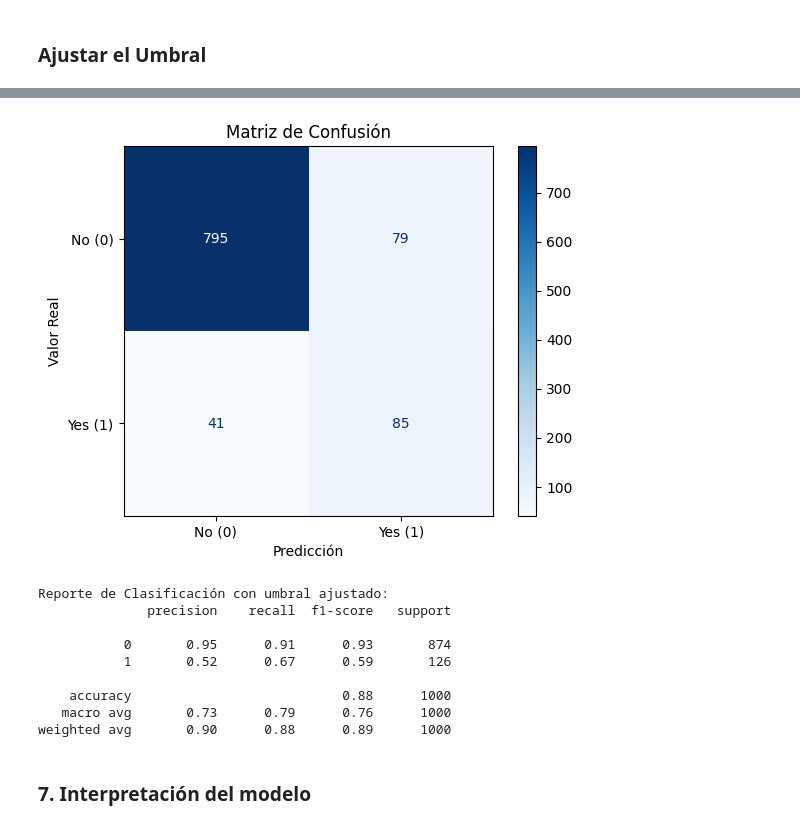
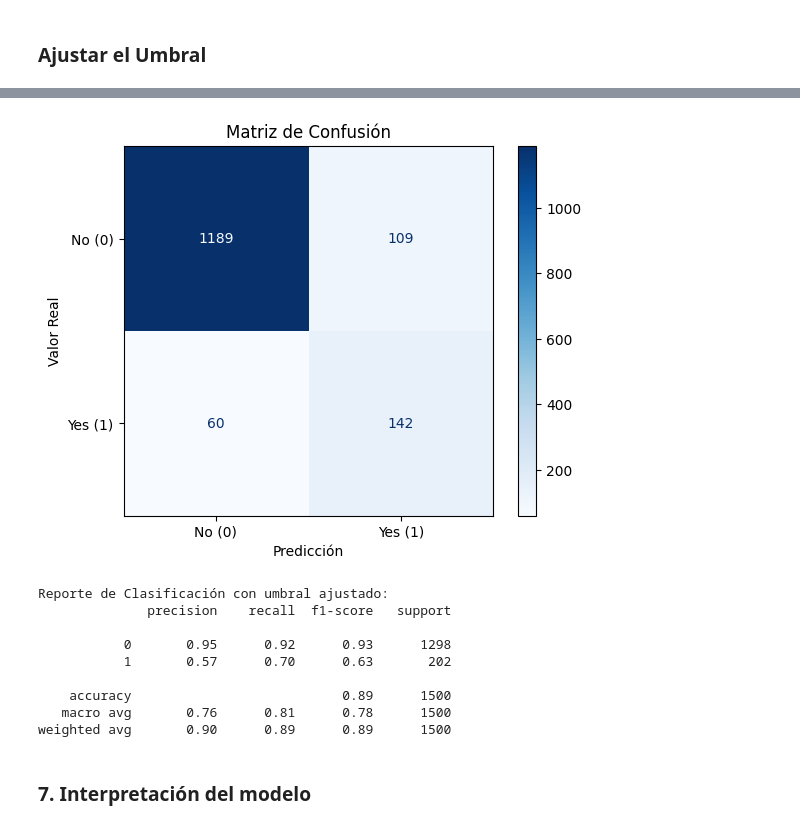
Before and after one commit to pamelamurilloa/DataMining-ISW911-ThirdProject-MachineLearning, a Jupyter notebook: red_neuronal_secuencial_churn.ipynb, the cells around one changed output, grey strips where cells are left out. Cells and saved outputs as stored; diff of their text form; code cells hidden in the pictures.

Commit message:
Parameter adjustment complete and model saved.

```diff
--- a/red_neuronal_secuencial_churn.ipynb
+++ b/red_neuronal_secuencial_churn.ipynb
@@ -111,7 +111,7 @@ x = df.loc[:, df.columns != 'churn']
 y = df['churn']
 
 # Dividir los datos en subconjuntos aleatorios de entrenamiento y prueba
-x_train, x_test, y_train, y_test = train_test_split(x, y, test_size=0.2, random_state=0)
+x_train, x_test, y_train, y_test = train_test_split(x, y, test_size=0.3, random_state=0)
 print('Conjunto de datos separado para entrenamiento y prueba.')
 # %% [output]
 Conjunto de datos separado para entrenamiento y prueba.
@@ -154,10 +154,13 @@ model = Sequential()
 # - Agregar la capa de entrada explícita:
 model.add(Input(shape=(x_train.shape[1],)))
 
-# - Primer capa (entrada):
+# - Primer capa oculta:
 model.add(Dense(units=64, activation='relu'))
 
-# - Capa oculta
+# - Regular con Dropout
+model.add(Dropout(0.5))
+
+# - Segunda capa oculta
 model.add(Dense(units=32, activation='relu'))
 
 # - Regular con Dropout
@@ -177,0 +187,7 @@ model.compile(optimizer='adam', loss='binary_crossentropy', metrics=['accuracy']
+# %%
+# Evalua el peso según la cantidad de 'no (0)' en contra las de 'yes (0)'
+class_weights = compute_class_weight('balanced', classes=np.unique(y_train), y=y_train)
+class_weights_dict = dict(enumerate(class_weights))
+class_weights_dict[1] = 1.9 # Se reduce el valor de 'yes' ya que es muy alto
+
+print(f'Pesos de las variables: {class_weights_dict}')
@@ -179,15 +197,16 @@ model.compile(optimizer='adam', loss='binary_crossentropy', metrics=['accuracy']
 ### Entrenar modelo
 # %%
 # Detiene el entrenamiento del modelo cuando no hay mejora
-early_stopping = EarlyStopping(monitor='val_loss', patience=6, restore_best_weights=True)
+early_stopping = EarlyStopping(monitor='val_loss', patience=10, restore_best_weights=True)
 
 # Ajustar el modelo
 history = model.fit(
-    x_train, y_train,           # Datos de entrenamiento
-    validation_split=0.2,       # Usar el 20% del entrenamiento como validación
-    epochs=100,                 # Número máximo de épocas
-    batch_size=32,              # Tamaño del lote
-    callbacks=[early_stopping], # Para finalizar si después de 5 iteraciones no mejora
-    verbose=2                   # Nivel de detalle de la salida
+    x_train, y_train,                # Datos de entrenamiento
+    validation_split=0.2,            # Usar el 20% del entrenamiento como validación
+    epochs=150,                      # Número máximo de épocas
+    batch_size=32,                   # Tamaño del lote
+    class_weight=class_weights_dict, # Aplicar pesos de las clases
+    callbacks=[early_stopping],      # Para finalizar si después de 5 iteraciones no mejora
+    verbose=2                        # Nivel de detalle de la salida
 )
 # %% [output]
@@ -436,16 +363,16 @@ plt.show()
 # %% [markdown]
 ### Ajustar el Umbral
 # %%
-y_pred = model_test.predict(x_test)
+y_pred = model.predict(x_test)
 
 # Ajustar el umbral
-threshold = 0.220
+threshold = 0.354
 y_pred_custom = (y_pred > threshold).astype("int32")
 
 cm = confusion_matrix(y_test, y_pred_custom)
 plot_confusion_matrix(cm)
 
 # Métricas de clasificación
-print("Reporte de Clasificación con umbral ajustado:")
+print("\nReporte de Clasificación con umbral ajustado:")
 print(classification_report(y_test, y_pred_custom))
 # %% [output]
@@ -453,10 +380,10 @@ print(classification_report(y_test, y_pred_custom))
-[figure, old version]
+[figure, new version]
 Reporte de Clasificación con umbral ajustado:
               precision    recall  f1-score   support
 
-           0       0.95      0.91      0.93       874
-           1       0.52      0.67      0.59       126
+           0       0.95      0.92      0.93      1298
+           1       0.57      0.70      0.63       202
 
-    accuracy                           0.88      1000
-   macro avg       0.73      0.79      0.76      1000
-weighted avg       0.90      0.88      0.89      1000
+    accuracy                           0.89      1500
+   macro avg       0.76      0.81      0.78      1500
+weighted avg       0.90      0.89      0.89      1500
```
Also changed, not shown: parts of 22 cells of this notebook.
